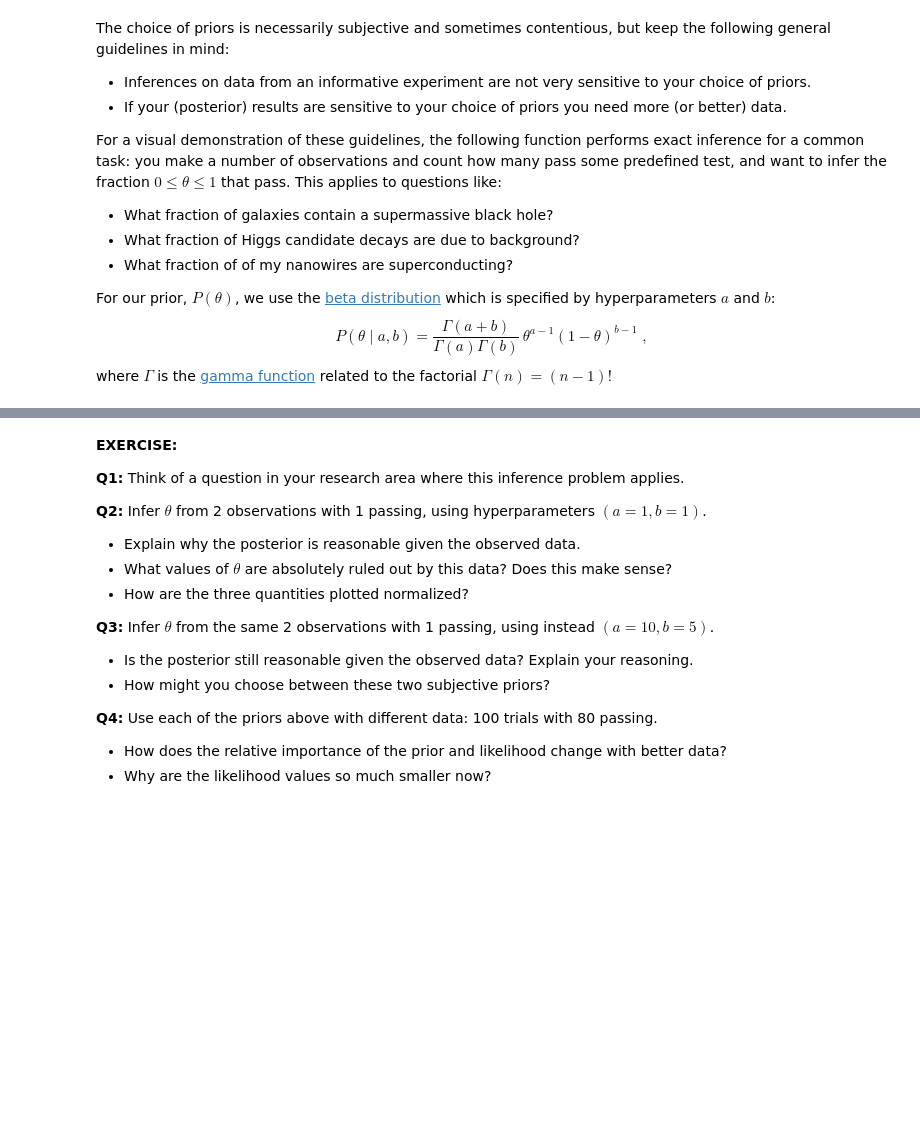
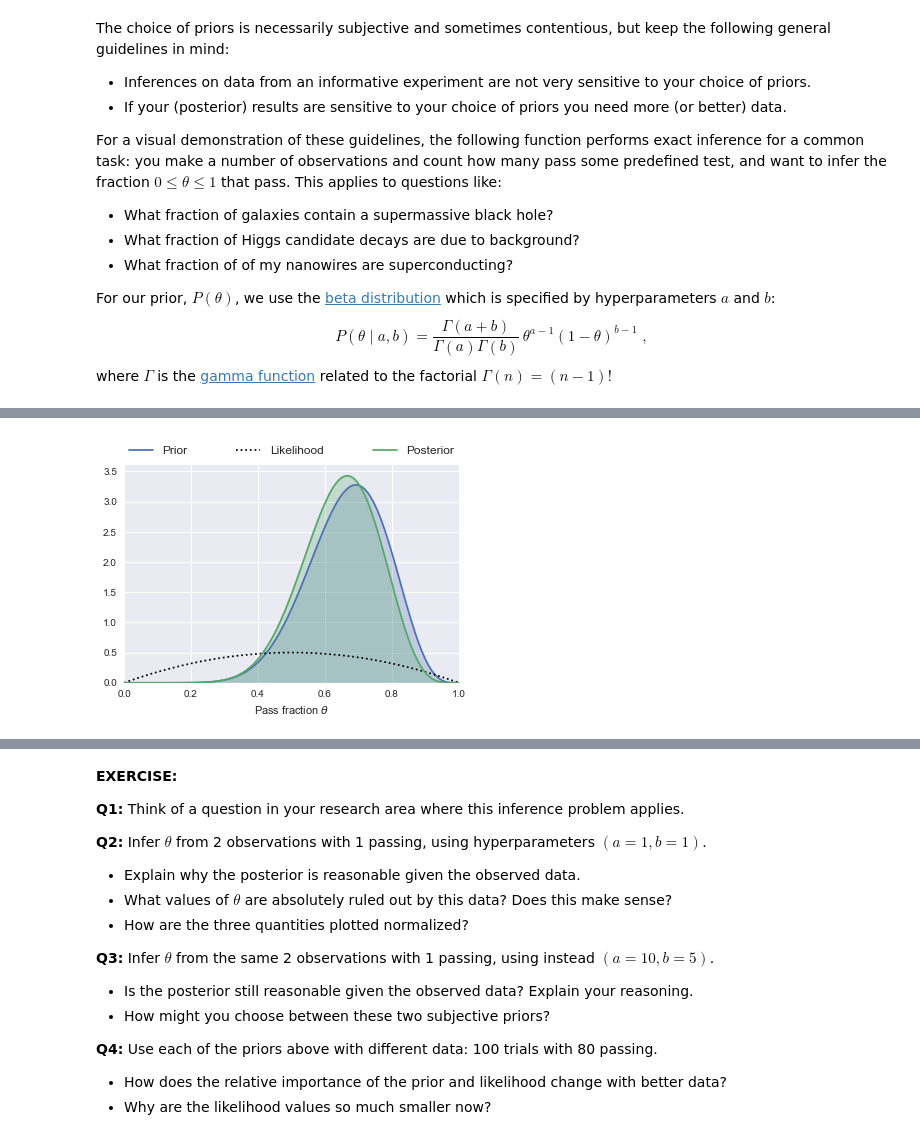
Before and after one commit to mbovyn/MachineLearningStatistics, a Jupyter notebook: notebooks/Bayes.ipynb, the cells around one changed output, grey strips where cells are left out. Cells and saved outputs as stored; diff of their text form; code cells hidden in the pictures; blank space fills up the shorter version.

```diff
--- a/notebooks/Bayes.ipynb
+++ b/notebooks/Bayes.ipynb
@@ -323,0 +330,4 @@ def binomial_learn(prior_a, prior_b, n_obs, n_pass):
+# %%
+binomial_learn(10,5,2,1)
+# %% [output]
+[figure, added]
```
Also changed, not shown: parts of 6 cells of this notebook.
